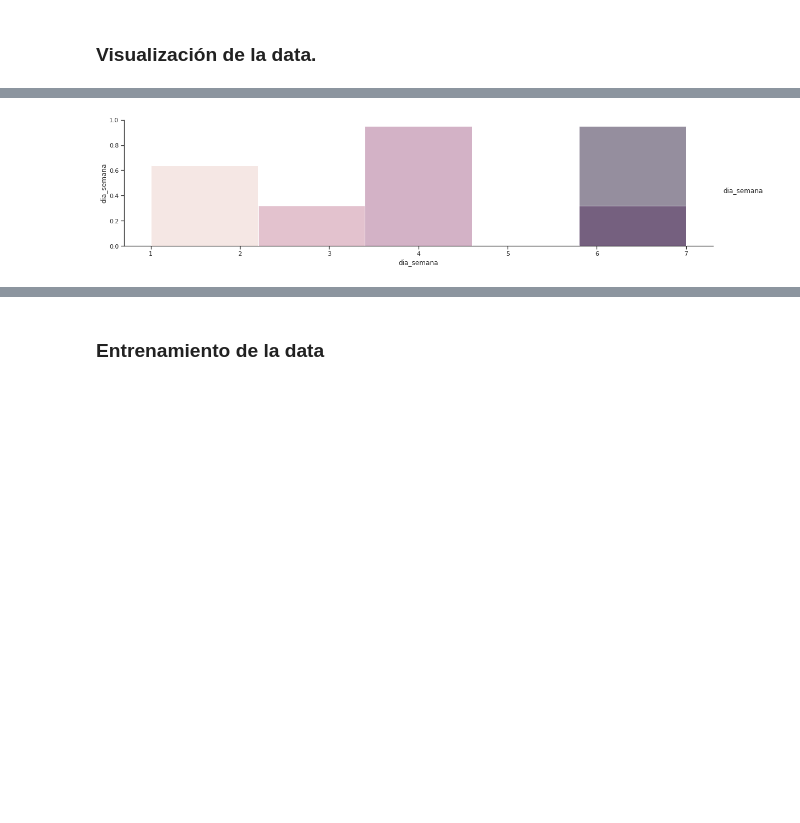
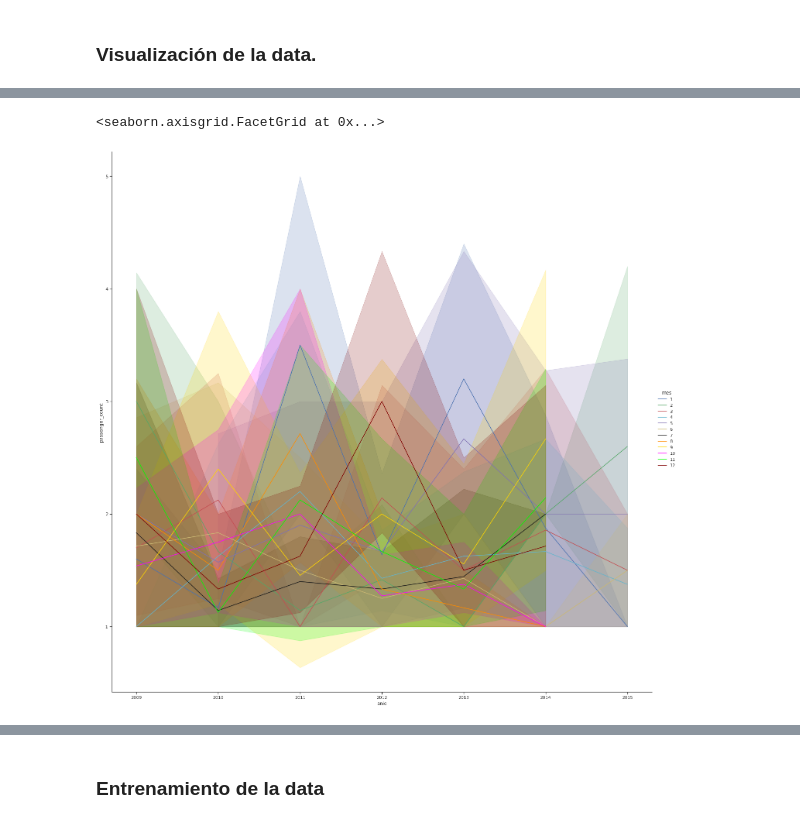
Before and after one commit to kx22peralta/IA---Pr-ctica-Calificada-2, a Jupyter notebook: Predicción de tarifas de taxis.ipynb, the cells around one changed output, grey strips where cells are left out. Saved outputs shown, nothing was run; the diff lists cells and outputs as text; code cells hidden in the pictures; blank space fills up the shorter version.

Commit message:
visualización

```diff
--- a/Predicción de tarifas de taxis.ipynb
+++ b/Predicción de tarifas de taxis.ipynb
@@ -37,7 +37,7 @@ time: 16 ms (started: 2021-06-12 20:58:21 -05:00)
 # Importamos pyspark
 from pyspark import SparkConf, SparkContext
 # Variable de configuración
-conf = SparkConf().setMaster("local[*]").setAppName("ModeloML")
+conf = SparkConf().setMaster("local[*]").setAppName("ModeloML").set("spark.driver.maxResultSize","0")
 # Iniciamos un contexto spark (solo se ejecuta uno. Para ejecutar otra vez , reiniciar el kernel)
 sc = SparkContext(conf = conf)
 sc
@@ -596,10 +554,17 @@ time: 234 ms (started: 2021-06-11 20:19:26 -05:00)
 # %%
 import seaborn as sns
 import warnings
 warnings.filterwarnings("ignore")
 sns.set(style="ticks" , color_codes = True)
 var = ["dia_semana"]
 # 1 inches = 96px
-g = sns.pairplot(pandasData[:10], vars=var, diag_kind="hist", hue='dia_semana', height=4, aspect=4)
+sns.relplot(x="anio",
+            y="passenger_count",
+            data=pandasData[0:500],
+            kind="line",
+            hue="mes",
+            palette=["b", "g","r","c","m","y","k","darkorange","gold","magenta","lime","maroon"],
+           height=20)
 # %% [output]
+<seaborn.axisgrid.FacetGrid at 0x...>
-[figure, old version]
+[figure, new version]
```
Also changed, not shown: parts of 52 cells of this notebook.
